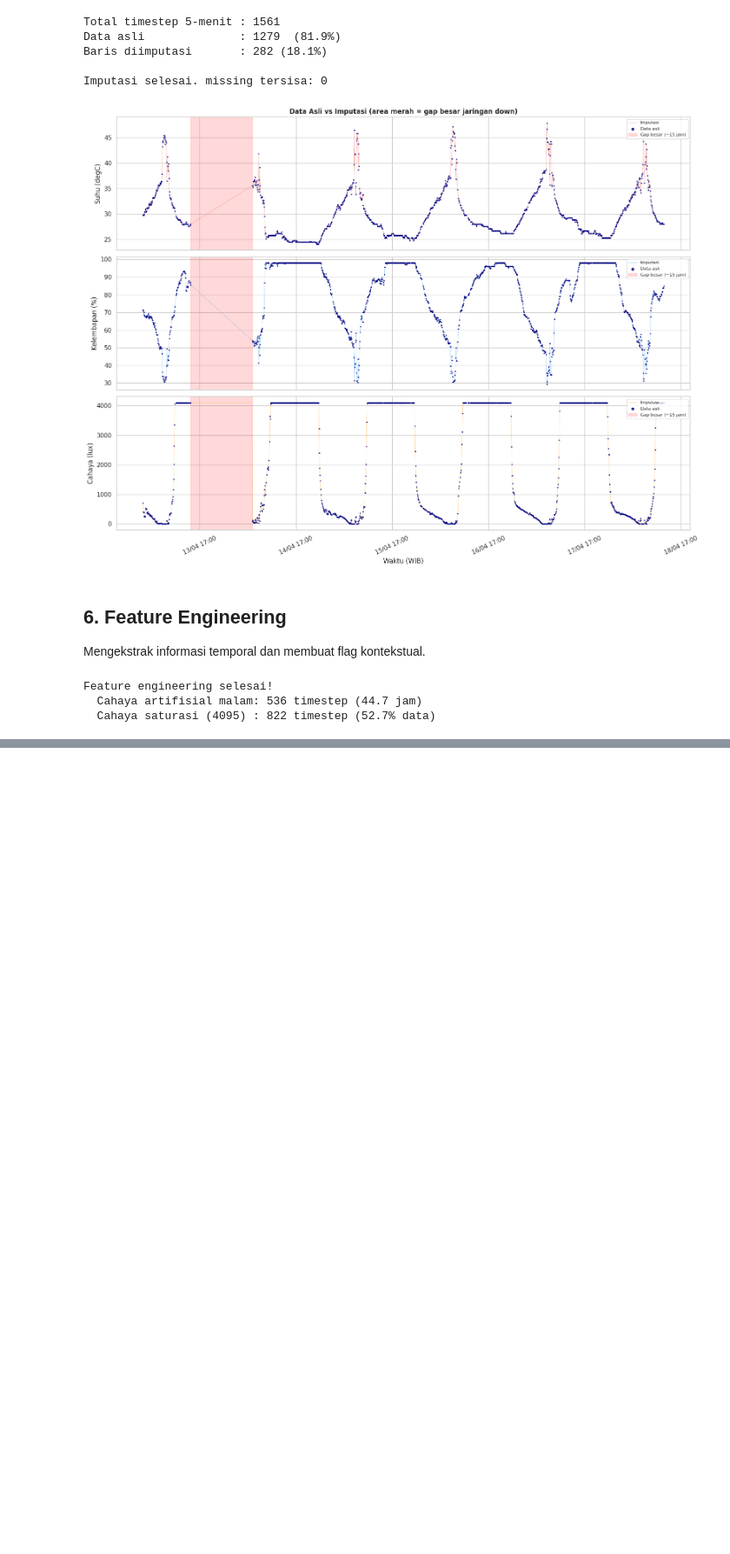
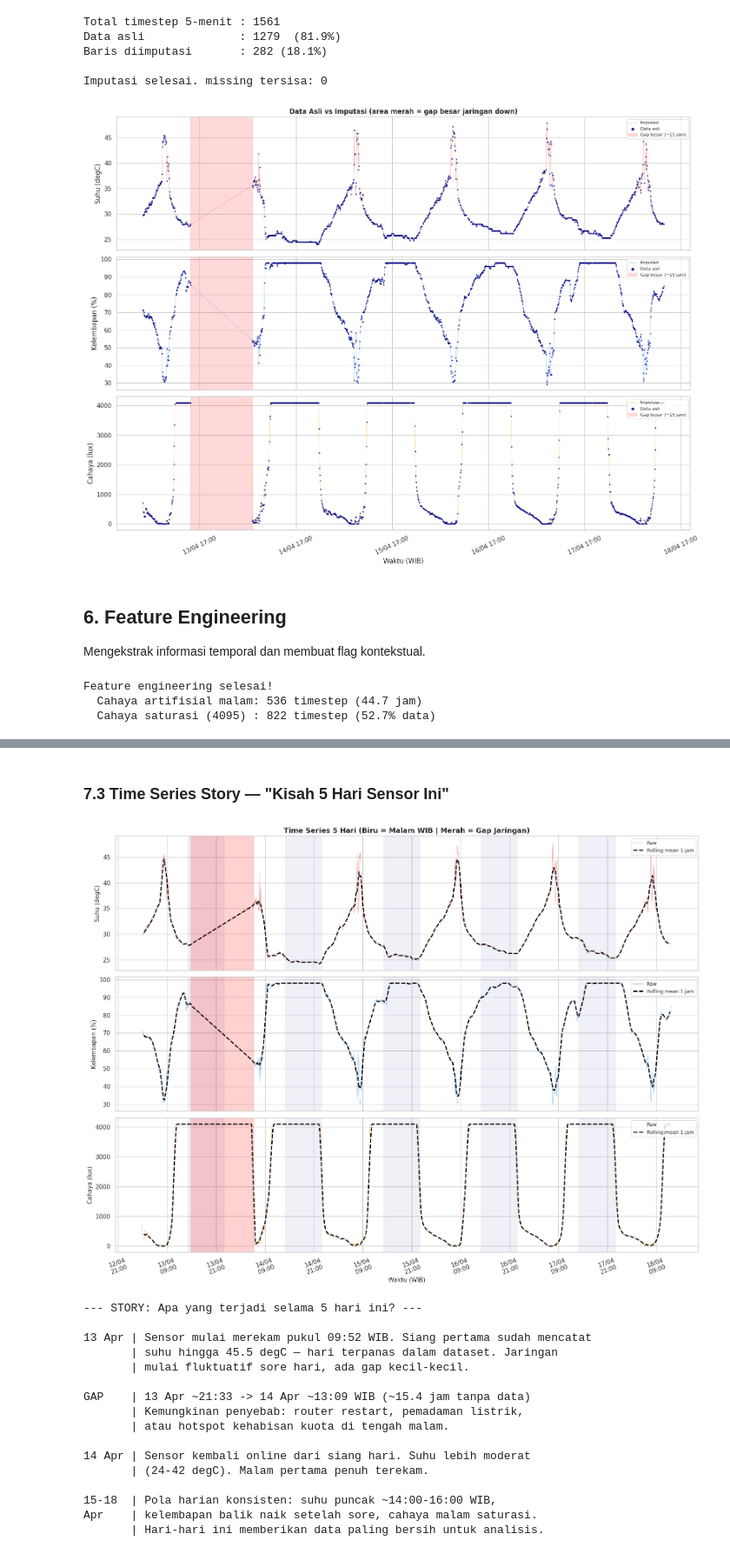
Before and after one commit to delafajarmulia/suhu-detector-ai, a Jupyter notebook: weather_analysis_2.ipynb, the cells around one changed output, grey strips where cells are left out. Shown at 87% size. Cells and saved outputs as stored; diff of their text form; code cells hidden in the pictures; blank space fills up the shorter version.

```diff
--- a/weather_analysis_2.ipynb
+++ b/weather_analysis_2.ipynb
@@ -343,0 +418,71 @@ Feature engineering selesai!
+# %% [markdown]
+### 7.3 Time Series Story — "Kisah 5 Hari Sensor Ini"
+# %%
+fig, axes = plt.subplots(3, 1, figsize=(16, 12), sharex=True)
+plot_cfg = [
+    ('suhu',       '#E53935', 'Suhu (degC)'),
+    ('kelembapan', '#1E88E5', 'Kelembapan (%)'),
+    ('cahaya',     '#FB8C00', 'Cahaya (lux)'),
+]
+
+for ax, (col, color, label) in zip(axes, plot_cfg):
+    ax.plot(df_feat.index, df_feat[col], color=color, linewidth=0.6, alpha=0.55, label='Raw')
+    rm = df_feat[col].rolling(12, center=True).mean()
+    ax.plot(df_feat.index, rm, color='black', linewidth=2, linestyle='--',
+            label='Rolling mean 1 jam')
+
+    # Shading malam
+    nm = df_feat['is_malam'] == 1
+    grps_n = (nm.diff().fillna(nm) != 0).cumsum()
+    for gid, grp in df_feat[nm].groupby(grps_n[nm]):
+        ax.axvspan(grp.index[0], grp.index[-1], alpha=0.06, color='navy')
+
+    # Shading gap besar
+    for _, row in big_gap_times.iterrows():
+        ax.axvspan(row['start'], row['end'], alpha=0.18, color='red')
+
+    ax.set_ylabel(label, fontsize=11)
+    ax.legend(loc='upper right', fontsize=9)
+    ax.xaxis.set_major_formatter(mdates.DateFormatter('%d/%m\n%H:%M'))
+    ax.xaxis.set_major_locator(mdates.HourLocator(interval=12))
+
+axes[0].set_title('Time Series 5 Hari (Biru = Malam WIB | Merah = Gap Jaringan)', fontsize=13, fontweight='bold')
+axes[-1].set_xlabel('Waktu (WIB)', fontsize=11)
+plt.xticks(rotation=20)
+plt.tight_layout()
+plt.show()
+
+print('\n--- STORY: Apa yang terjadi selama 5 hari ini? ---')
+print()
+print('13 Apr | Sensor mulai merekam pukul 09:52 WIB. Siang pertama sudah mencatat')
+print('       | suhu hingga 45.5 degC — hari terpanas dalam dataset. Jaringan')
+print('       | mulai fluktuatif sore hari, ada gap kecil-kecil.')
+print()
+print('GAP    | 13 Apr ~21:33 -> 14 Apr ~13:09 WIB (~15.4 jam tanpa data)')
+print('       | Kemungkinan penyebab: router restart, pemadaman listrik,')
+print('       | atau hotspot kehabisan kuota di tengah malam.')
+print()
+print('14 Apr | Sensor kembali online dari siang hari. Suhu lebih moderat')
+print('       | (24-42 degC). Malam pertama penuh terekam.')
+print()
+print('15-18  | Pola harian konsisten: suhu puncak ~14:00-16:00 WIB,')
+print('Apr    | kelembapan balik naik setelah sore, cahaya malam saturasi.')
+print('       | Hari-hari ini memberikan data paling bersih untuk analisis.')
+# %% [output]
+[figure, added]
+--- STORY: Apa yang terjadi selama 5 hari ini? ---
+
+13 Apr | Sensor mulai merekam pukul 09:52 WIB. Siang pertama sudah mencatat
+       | suhu hingga 45.5 degC — hari terpanas dalam dataset. Jaringan
+       | mulai fluktuatif sore hari, ada gap kecil-kecil.
+
+GAP    | 13 Apr ~21:33 -> 14 Apr ~13:09 WIB (~15.4 jam tanpa data)
+       | Kemungkinan penyebab: router restart, pemadaman listrik,
+       | atau hotspot kehabisan kuota di tengah malam.
+
+14 Apr | Sensor kembali online dari siang hari. Suhu lebih moderat
+       | (24-42 degC). Malam pertama penuh terekam.
+
+15-18  | Pola harian konsisten: suhu puncak ~14:00-16:00 WIB,
+Apr    | kelembapan balik naik setelah sore, cahaya malam saturasi.
+       | Hari-hari ini memberikan data paling bersih untuk analisis.
```
Also changed, not shown: parts of 12 cells of this notebook.
